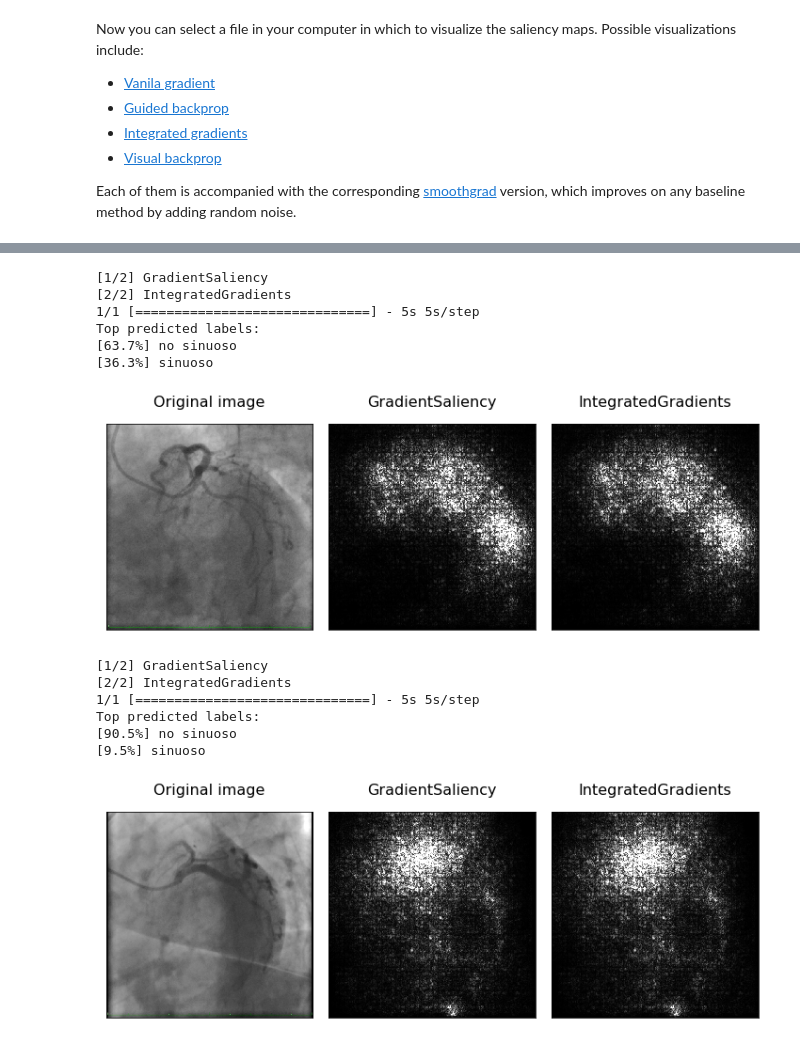
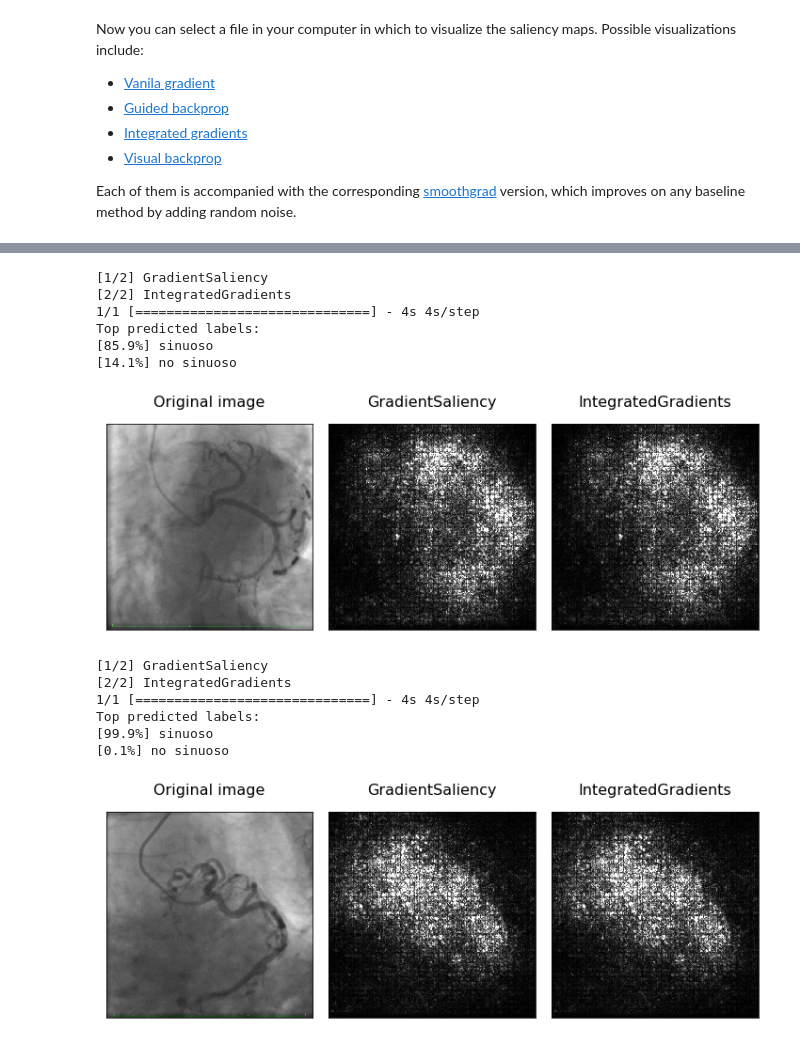
Before and after one commit to MiriamCobo/CoronaryArteries, a Jupyter notebook: notebooks/3.2-Saliency_maps-spider.ipynb, the cells around one changed output, grey strips where cells are left out. Drawn from its saved outputs; the diff is of its cells as text; code cells hidden in the pictures.

```diff
--- a/notebooks/3.2-Saliency_maps-spider.ipynb
+++ b/notebooks/3.2-Saliency_maps-spider.ipynb
@@ -26,7 +26,7 @@ from imgclas.visualization.integrated_gradients import IntegratedGradients
 from imgclas.visualization.visual_backprop import VisualBackprop
 
 # User parameters to set
-TIMESTAMP = '2022-03-22_TortSp1_50ep_4Batch'                       # timestamp of the model
+TIMESTAMP = '2022-04-19_Fold1SpAnd45Balanced_18ep_stop_16Batch'                       # timestamp of the model
 MODEL_NAME = 'final_model.h5'                           # model to use to make the prediction
 TOP_K = 2                                               # number of top classes predictions to save
 
@@ -73,5 +61,5 @@ cd ..
 # %%
-FILEPATH = '/srv/datos/ENVIO_DEFINITIVO/TORTUOSOS_SPIDER/9271_SPIDER_s.jpg'
+FILEPATH = '/srv/datos/ENVIO_ABRIL/No_tortuosos/No_tortuosos_spider/5990_SPIDER_n.jpg'
 saliency_types = [GradientSaliency, IntegratedGradients] # --> VisualBackprop seems to give errors
 # https://stackoverflow.com/questions/52606751/invalidargumenterror-input-10-is-both-fed-and-fetched posible solucion al error
 # solo deberiamos usar Gradients y GRadCAM de acuerdo con el paper
@@ -126,7 +114,7 @@ for ax in axs:
     ax.yaxis.set_label_position("right")
 
 fig.tight_layout(pad=1.0)
-# plt.savefig('/srv/image-results/saliencyMaps/.png',bbox_inches='tight')
+# plt.savefig('/srv/image-results/saliencyMaps_5990_SPIDER_n.png',bbox_inches='tight')
 
 # Print predicted labels
 pred_lab, pred_prob = predict(model, FILEPATH, conf, top_K=TOP_K)#, filemode='local')
@@ -136,13 +124,13 @@ for j in range(pred_lab.shape[1]):
 # %% [output]
 [1/2] GradientSaliency
 [2/2] IntegratedGradients
-1/1 [==============================] - 5s 5s/step
+1/1 [==============================] - 4s 4s/step
 Top predicted labels:
-[63.7%] no sinuoso
-[36.3%] sinuoso
+[85.9%] sinuoso
+[14.1%] no sinuoso
-[figure, old version]
+[figure, new version]
 # %%
-FILEPATH = '/srv/datos/ENVIO_DEFINITIVO/TORTUOSOS_SPIDER/4863_SPIDER_s.jpg'
+FILEPATH = '/srv/datos/ENVIO_ABRIL/Tortuosos/Tortuosos_spider/2614_SPIDER_s.jpg'
 saliency_types = [GradientSaliency, IntegratedGradients]#, VisualBackprop] # --> VisualBackprop seems to give errors
 # https://stackoverflow.com/questions/52606751/invalidargumenterror-input-10-is-both-fed-and-fetched posible solucion al error
 
@@ -179,35 +167,35 @@ axs = axs.T.flatten()
 axs = axs[1:]
 
 # Saliency maps
 for i, f in enumerate(saliency_types):
     print('[{}/{}] {}'.format(i+1, len(saliency_types), f.__name__))
     saliency_func = f(model)
 
     # Normal map
     mask = saliency_func.get_mask(img_arr)
     mask = np.sum(np.abs(mask), axis=2)
     axs[i].imshow(mask, cmap=plt.cm.gray, vmin=np.amin(mask), vmax=np.percentile(mask, 98))
     axs[i].set_title(saliency_func.__class__.__name__, fontsize=16, pad=18)
 
 # remove the x and y ticks
 for ax in axs:
     ax.set_xticks([])
     ax.set_yticks([])
     ax.yaxis.set_label_position("right")
 
 fig.tight_layout(pad=1.0)
-# plt.savefig('/srv/image-results/saliencyMaps/.png',bbox_inches='tight')
+# plt.savefig('/srv/image-results/saliencyMaps_2614_SPIDER_s.png',bbox_inches='tight')
 
 # Print predicted labels
 pred_lab, pred_prob = predict(model, FILEPATH, conf, top_K=TOP_K)#, filemode='local')
 print('Top predicted labels:')
 for j in range(pred_lab.shape[1]):
     print('[{:.1f}%] {}'.format(pred_prob[0, j] * 100, class_names[pred_lab[0, j]]))
 # %% [output]
 [1/2] GradientSaliency
 [2/2] IntegratedGradients
-1/1 [==============================] - 5s 5s/step
+1/1 [==============================] - 4s 4s/step
 Top predicted labels:
-[90.5%] no sinuoso
-[9.5%] sinuoso
+[99.9%] sinuoso
+[0.1%] no sinuoso
-[figure, old version]
+[figure, new version]
```
Also changed, not shown: parts of 4 cells of this notebook, 4 other files.
